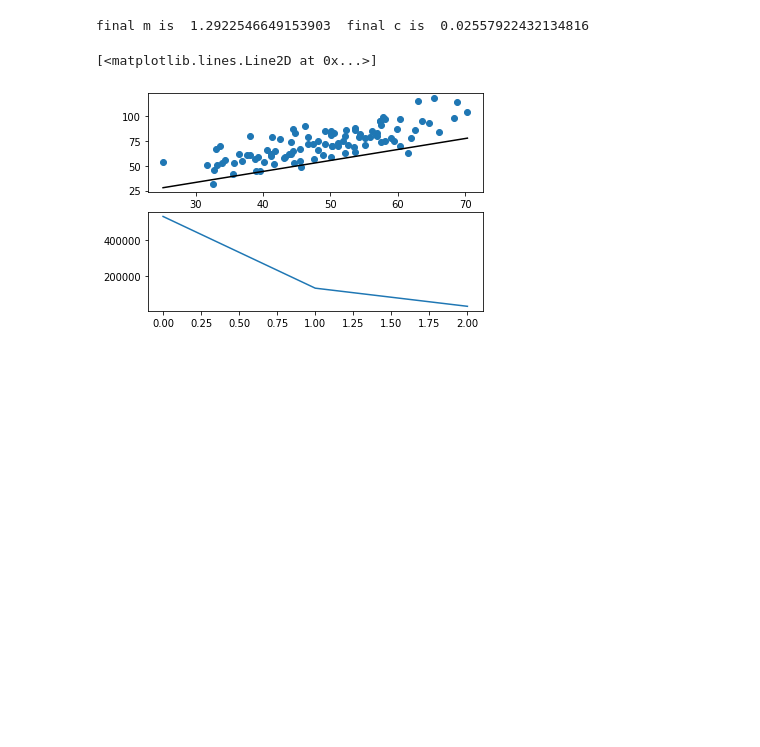
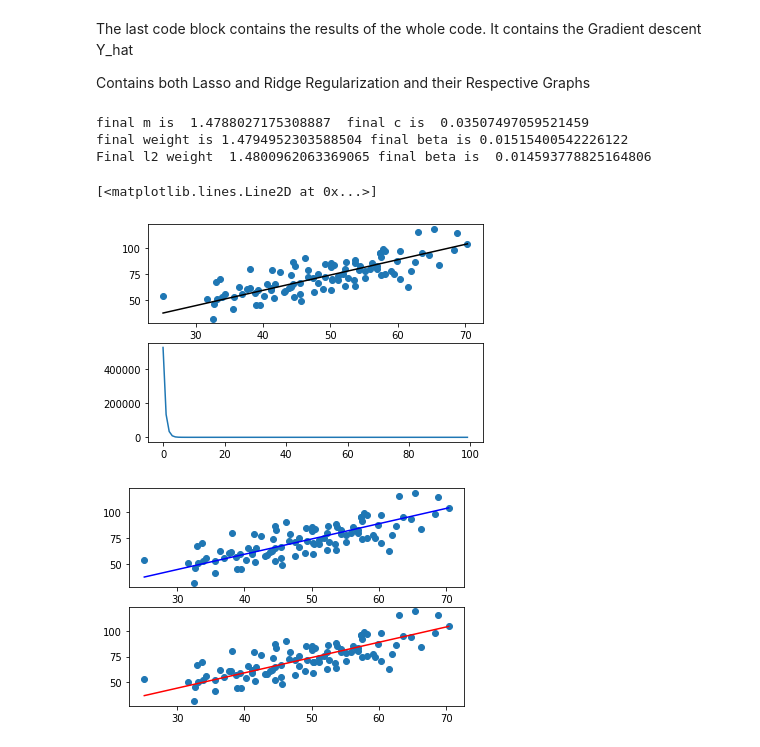
Before and after one commit to Hartuty/Machinelearning, a Jupyter notebook: Linear.ipynb, the cells around one changed output. Drawn from its saved outputs; the diff is of its cells as text; code cells hidden in the pictures; blank space fills up the shorter version.

```diff
--- a/Linear.ipynb
+++ b/Linear.ipynb
@@ -8,7 +8,7 @@ import numpy as np
 m=0
 c=0
 L=0.0001 #learning rate
-epoch=3
+epoch=100 #number of iterations
 epoch_error_list=[]
 epoch_count_list=[]
 # %%
@@ -41,0 +54,15 @@ def gradient_descent_fit(m,c,N,L):
+# %%
+def l2_reg(X,Y):
+  l=1.5
+  w = 1
+  b = 0
+  N = float(len(X))
+  for i in range(epoch):
+    Y_hat = w * X + b
+    D_w = (-2/N) * sum(X * (Y - Y_hat)) - (2 * l * w)
+    D_b = (-2/N) * sum(Y - Y_hat)
+
+    w = w - (L * D_w)
+    b = b - (L * D_b)
+  print("Final l2 weight ", w, "final beta is ", b)
+  return Y_hat
@@ -42,10 +97,39 @@ def gradient_descent_fit(m,c,N,L):
+# %%
+def l1_reg(X,Y):
+  l=1.5
+  w = 1
+  b = 0
+  N = float(len(X))
+  for i in range(epoch):
+    Y_hat = w * X + b
+    D_w = (-2/N) * sum(X * (Y - Y_hat)) - l * (w/abs(w))
+    D_b = (-2/N) * sum(Y - Y_hat)
+    w = w - (L * D_w)
+    b = b - (L * D_b)
+  print("final weight is", w, "final beta is", b)
+  return Y_hat
+# %% [markdown]
+The last code block contains the results of the whole code. It contains the Gradient descent Y_hat
+
+Contains both Lasso and Ridge Regularization and their Respective Graphs
 # %%
 fig,(ax1,ax2)=plt.subplots(2)
 ax1.scatter(X,Y)
 Y_hat=gradient_descent_fit(m,c,N,L)
 ax1.plot([min(X),max(X)],[min(Y_hat),max(Y_hat)],color='black')
 ax2.plot(epoch_count_list,epoch_error_list)
+epoch_error_list.clear()
+l1Y_hat=l1_reg(X,Y)
+l2Y_hat=l2_reg(X,Y)
+fig,(ax3,ax4)=plt.subplots(2)
+ax3.scatter(X,Y)
+ax3.plot([min(X),max(X)],[min(l1Y_hat),max(l1Y_hat)],color='blue')
+ax4.scatter(X,Y)
+ax4.plot([min(X),max(X)],[min(l2Y_hat),max(l2Y_hat)],color='red')
 # %% [output]
-final m is  1.2922546649153903  final c is  0.02557922432134816
+final m is  1.4788027175308887  final c is  0.03507497059521459
+final weight is 1.4794952303588504 final beta is 0.01515400542226122
+Final l2 weight  1.4800962063369065 final beta is  0.014593778825164806
 [<matplotlib.lines.Line2D at 0x...>]
-[figure, old version]
+[figure, new version]
+[figure, added]
```
Also changed, not shown: parts of 7 cells of this notebook.
